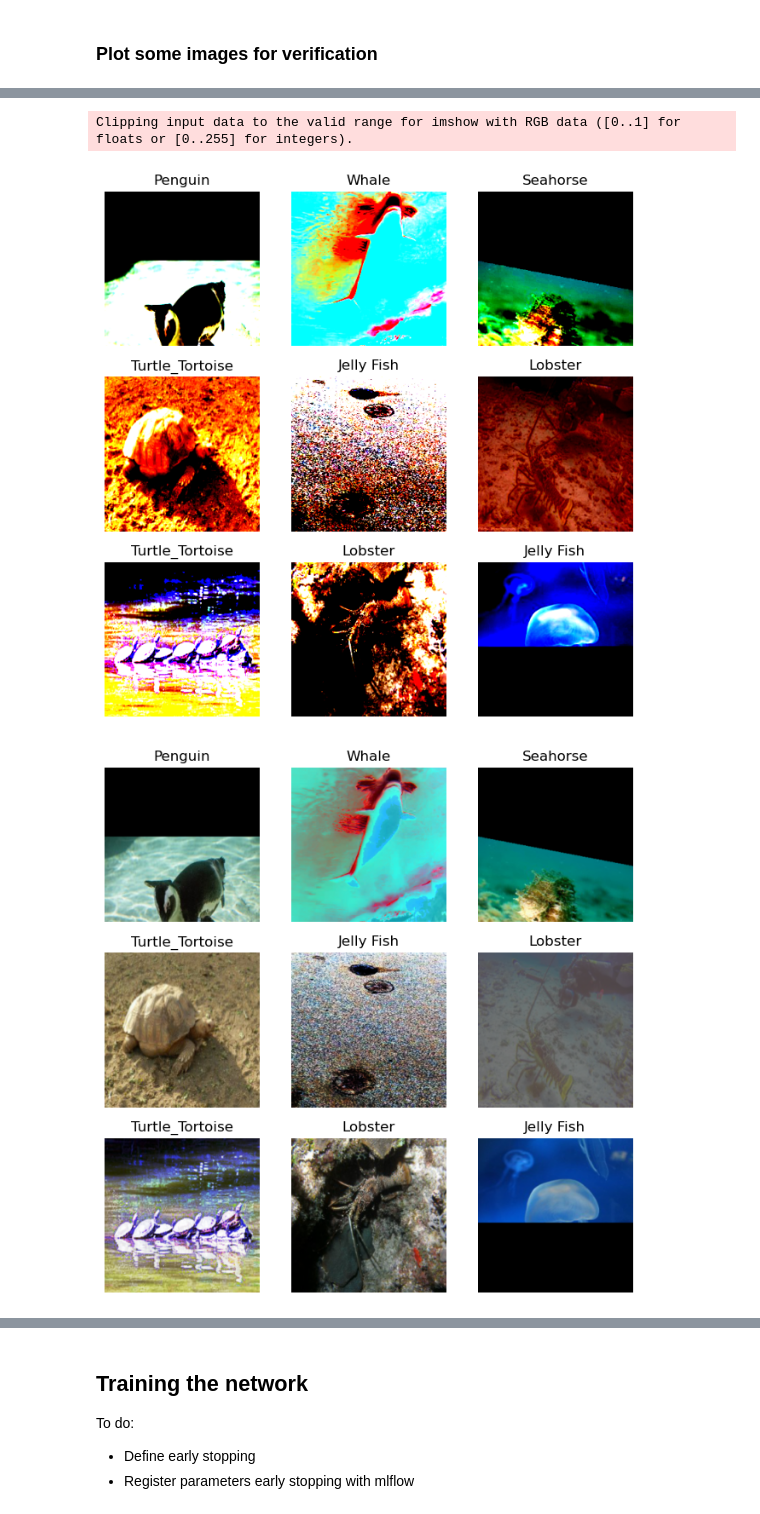
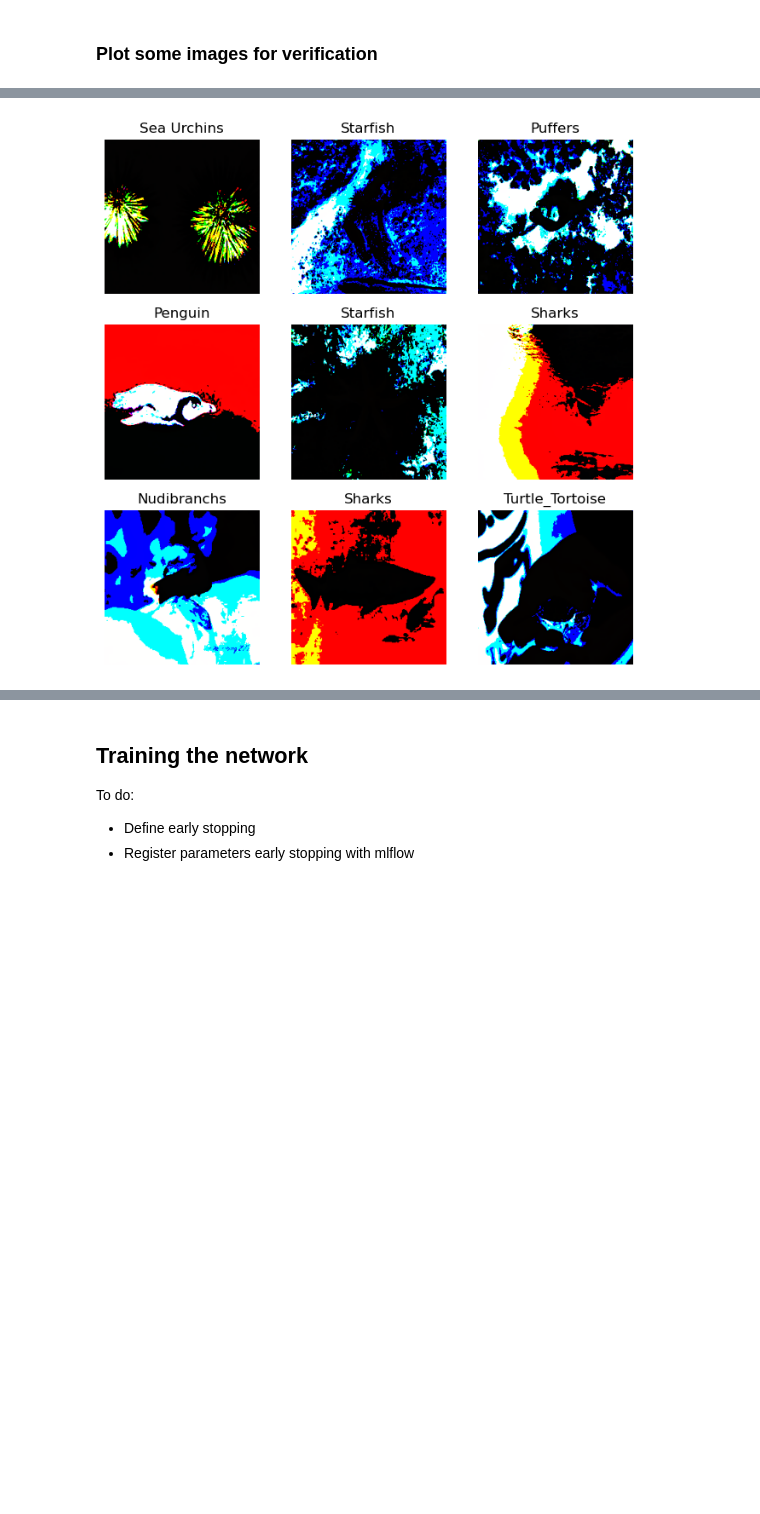
Before and after one commit to AurelienCallens/pytorch-mflow-dvc, a Jupyter notebook: notebooks/Simple_classif.ipynb, the cells around one changed output, grey strips where cells are left out. Cells and saved outputs as stored; diff of their text form; code cells hidden in the pictures; blank space fills up the shorter version.

```diff
--- a/notebooks/Simple_classif.ipynb
+++ b/notebooks/Simple_classif.ipynb
@@ -199,7 +196,7 @@ test_dataset = CustomImageDataset(annotations_file='../data/processed/test.csv',
 test_dataloader = DataLoader(test_dataset, batch_size=64, shuffle=True)
 
 # Display image and label.
-train_features, train_labels = next(iter(train_dataloader))
+train_features, train_labels = next(iter(val_dataloader))
 print(f"Feature batch shape: {train_features.size()}")
 print(f"Labels batch shape: {train_labels.size()}")
 
@@ -218,18 +215,6 @@ for i in range(1, cols * rows + 1):
     figure.add_subplot(rows, cols, i)
     plt.title(label_map[y.item()])
     plt.axis("off")
-    plt.imshow(img.permute(1, 2, 0))
+    plt.imshow(img.permute(1, 2, 0).numpy().astype('uint8'))
 plt.show()
-
-figure = plt.figure(figsize=(8, 8))
-cols, rows = 3, 3
-
-for i in range(1, cols * rows + 1):
-    img = train_features[i].squeeze()
-    y = train_labels[i]
-    figure.add_subplot(rows, cols, i)
-    plt.title(label_map[y.item()])
-    plt.axis("off")
-    plt.imshow(denorm(img).permute(1, 2, 0))
-plt.show()
 # %% [output]
@@ -246,3 +223 @@ Labels batch shape: torch.Size([64])
-Clipping input data to the valid range for imshow with RGB data ([0..1] for floats or [0..255] for integers).
-[figure, old version]
+[figure, new version]
-[figure, removed]
```
Also changed, not shown: parts of 7 cells of this notebook, 1 other file.
